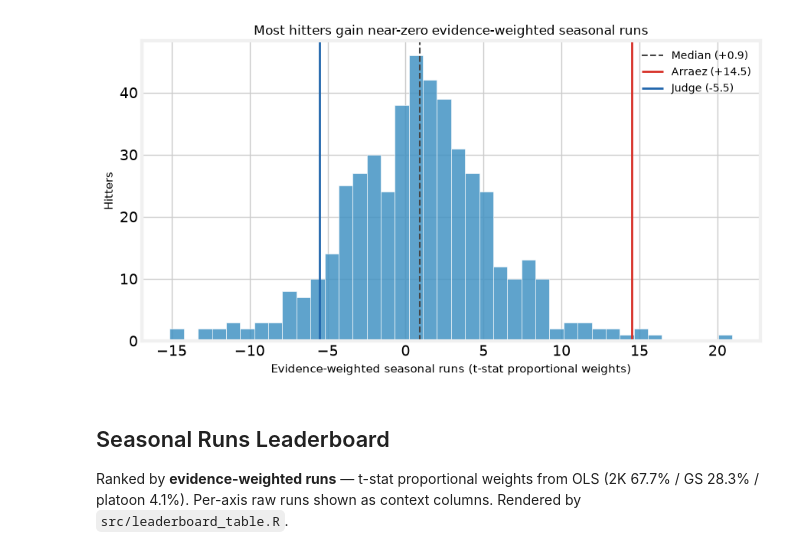
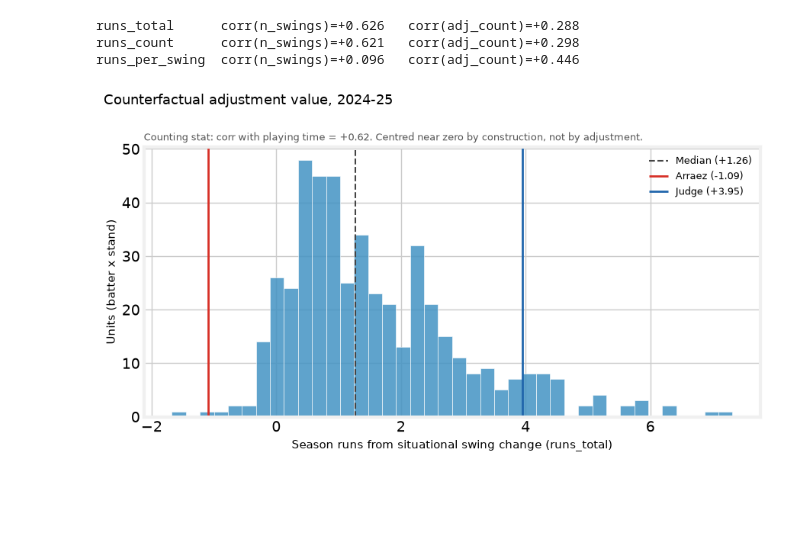
Before and after one commit to theoauyeung/swing_repetoire, a Jupyter notebook: src/optimal_adj_policy.ipynb, the cells around one changed output. Saved outputs shown, nothing was run; the diff lists cells and outputs as text; code cells hidden in the pictures; blank space fills up the shorter version.

```diff
--- a/src/optimal_adj_policy.ipynb
+++ b/src/optimal_adj_policy.ipynb
@@ -3,5 +16,9 @@
 # %%
+# Setup: paths + the shared white-background fivethirtyeight theme used by the other results
+# notebooks. Figures land in results/plots/adjustability/ alongside the R leaderboards.
 from pathlib import Path
+import re
+
 import numpy as np
 import pandas as pd
 import matplotlib.pyplot as plt
@@ -11,10 +28,13 @@ ROOT = next(p for p in [Path.cwd(), Path.cwd().parent] if (p / 'data').exists())
 DATA = ROOT / 'data'
 PLOTS = ROOT / 'results' / 'plots'
 
+# fivethirtyeight on white (grid color set explicitly; FT's default grid is white and vanishes).
 FT = ['fivethirtyeight', {'figure.facecolor': 'white', 'axes.facecolor': 'white',
                           'savefig.facecolor': 'white', 'grid.color': '#cbcbcb'}]
 
+
 def plot_path(name):
+    """Route a figure filename to its results/plots/<category> subfolder."""
     sub = ('adjustability' if (name.startswith('adjustability') or name.startswith('adj_'))
            else 'repertoire' if name.startswith('repertoire')
            else 'predictiveness')
@@ -22,9 +42,14 @@ def plot_path(name):
     d.mkdir(parents=True, exist_ok=True)
     return d / name
 
+
 df = pd.read_parquet(DATA / 'optimal_policy.parquet')
-df = df.dropna(subset=['season_runs_weighted', 'twostrike_rv_penalty'])
+judge = df[df['label'] == 'Aaron Judge'].iloc[0]
+arraez = df[df['label'] == 'Luis Arraez'].iloc[0]
+
 print(f'{len(df)} units loaded')
-print(df[['season_runs_weighted','season_runs_2k','season_runs_gamestate','season_runs_platoon']].describe().round(2))
+AXES = ['runs_total', 'runs_count', 'runs_gamestate', 'runs_platoon',
+        'runs_interaction', 'runs_total_2k', 'runs_per_swing']
+print(df[AXES].describe().loc[['mean', '50%', 'std', 'min', 'max']].round(4).to_string())
 # %% [output]
 471 units loaded
@@ -54,27 +76,33 @@ The per-swing `adj_count` payoff (θ=+0.145, p=0.0003) is real, but annualizing
 # %%
-judge  = df[df['label'] == 'Aaron Judge'].iloc[0]
-arraez = df[df['label'] == 'Luis Arraez'].iloc[0]
-med    = df['season_runs_weighted'].median()
+# Headline distribution, plus the volume confound stated in numbers rather than asserted.
+for col in ['runs_total', 'runs_count', 'runs_per_swing']:
+    r_vol = df[col].corr(df['n_swings'])
+    r_adj = df[col].corr(df['adj_count'])
+    print(f'{col:<15} corr(n_swings)={r_vol:+.3f}   corr(adj_count)={r_adj:+.3f}')
+
+med = df['runs_total'].median()
 
 with plt.style.context(FT):
     fig, ax = plt.subplots(figsize=(9, 5))
-    ax.hist(df['season_runs_weighted'], bins=40, color='#4393c3', edgecolor='white', alpha=0.85)
-    ax.axvline(med,                   color='#444', lw=1.5, ls='--', label=f'Median ({med:+.1f})')
-    ax.axvline(arraez['season_runs_weighted'], color='#d73027', lw=2,
-               label=f"Arraez ({arraez['season_runs_weighted']:+.1f})")
-    ax.axvline(judge['season_runs_weighted'],  color='#2166ac', lw=2,
-               label=f"Judge ({judge['season_runs_weighted']:+.1f})")
-    ax.set_xlabel('Evidence-weighted seasonal runs (t-stat proportional weights)', fontsize=11)
-    ax.set_ylabel('Hitters', fontsize=11)
-    ax.set_title('Most hitters gain near-zero evidence-weighted seasonal runs', fontsize=12)
-    ax.legend(frameon=False, fontsize=10)
+    ax.hist(df['runs_total'], bins=40, color='#4393c3', edgecolor='white', alpha=0.85)
+    ax.axvline(med, color='#444', lw=1.5, ls='--', label=f'Median ({med:+.2f})')
+    ax.axvline(arraez['runs_total'], color='#d73027', lw=2,
+               label=f"Arraez ({arraez['runs_total']:+.2f})")
+    ax.axvline(judge['runs_total'], color='#2166ac', lw=2,
+               label=f"Judge ({judge['runs_total']:+.2f})")
+    ax.set_xlabel('Season runs from situational swing change (runs_total)', fontsize=11)
+    ax.set_ylabel('Units (batter x stand)', fontsize=11)
+    ax.set_title('Counting stat: corr with playing time = +0.62. Centred near zero by '
+                 'construction, not by adjustment.',
+                 fontsize=9, color='#555', loc='left')
+    fig.suptitle('Counterfactual adjustment value, 2024-25', fontsize=13, x=0.02, ha='left')
+    ax.legend(frameon=False, fontsize=9)
     fig.tight_layout()
-    fig.savefig(plot_path('adj_policy_season_dist.png'), dpi=130)
+    fig.savefig(plot_path('adj_policy_season_dist.png'), dpi=150, bbox_inches='tight')
     plt.show()
 # %% [output]
+runs_total      corr(n_swings)=+0.626   corr(adj_count)=+0.288
+runs_count      corr(n_swings)=+0.621   corr(adj_count)=+0.298
+runs_per_swing  corr(n_swings)=+0.096   corr(adj_count)=+0.446
-[figure, old version]
+[figure, new version]
-# %% [markdown]
-## Seasonal Runs Leaderboard
-
-Ranked by **evidence-weighted runs** — t-stat proportional weights from OLS (2K 67.7% / GS 28.3% / platoon 4.1%). Per-axis raw runs shown as context columns. Rendered by `src/leaderboard_table.R`.
 # %%
```
Also changed, not shown: parts of 24 cells of this notebook, 4 other files.
